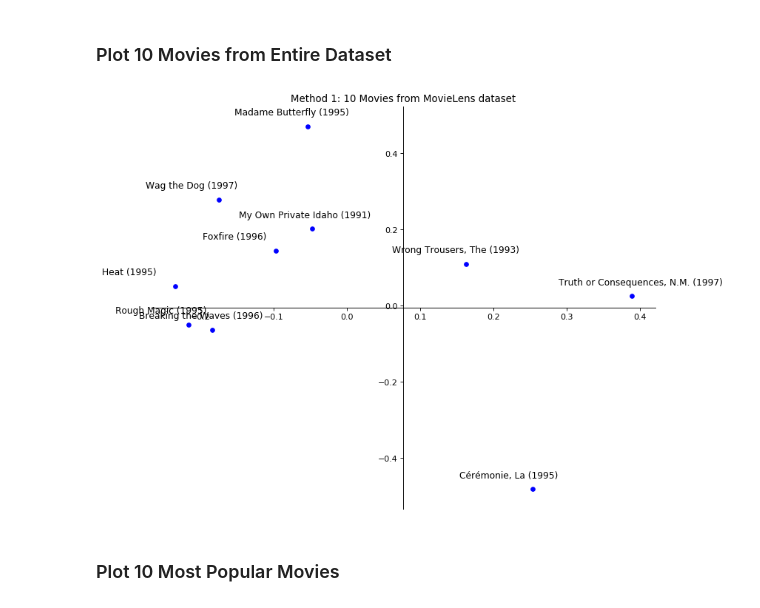
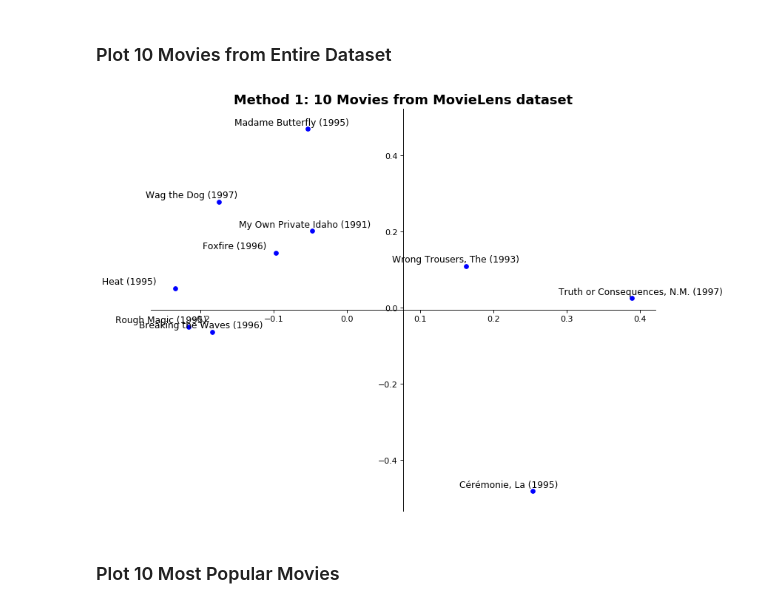
Before and after one commit to 18jeffreyma/cs155-visualization-miniproject, a Jupyter notebook: 5_matrix_factorization2.ipynb, the cells around one changed output. Cells and saved outputs as stored; diff of their text form; code cells hidden in the pictures.

```diff
--- a/5_matrix_factorization2.ipynb
+++ b/5_matrix_factorization2.ipynb
@@ -186,35 +187,35 @@ for i in range(1,len(id_to_movie_title)):
 # %%
 np.random.seed(42)
 movies = np.random.choice(list(movie_to_genre.keys()), 10, replace=False)
 movie_ids = [movie_to_id[m] for m in movies]
 
 # ====================== TEN CHOSEN MOVIES PLOT ======================
 V_ten = np.take(np.transpose(V_tilde), movie_ids, axis=0)
 
 fig = plt.figure(figsize=(11, 9), dpi=80)
 ax = fig.add_subplot(1, 1, 1)
 
 # Move left y-axis and bottim x-axis to centre, passing through (0,0)
 ax.spines['left'].set_position('center')
 ax.spines['bottom'].set_position('center')
 
 # Eliminate upper and right axes
 ax.spines['right'].set_color('none')
 ax.spines['top'].set_color('none')
 
 # Show ticks in the left and lower axes only
 ax.xaxis.set_ticks_position('bottom')
 ax.yaxis.set_ticks_position('left')
 
 for i in range(len(V_ten)):
     x = V_ten[i][0]
     y = V_ten[i][1]
     plt.scatter(x, y, marker='.', color='blue', s=100)
-    plt.text(x - 0.1, y + 0.03, movies[i], fontsize=11)
-plt.title('Method 1: 10 Movies from MovieLens dataset')
+    plt.text(x - 0.1, y + 0.01, movies[i], fontsize=11)
+plt.title('Method 1: 10 Movies from MovieLens dataset', fontsize=16, fontweight='bold')
 plt.show()
 # %% [output]
-[figure, old version]
+[figure, new version]
 # %% [markdown]
 ### Plot 10 Most Popular Movies
 # %%
```
Also changed, not shown: parts of 11 cells of this notebook, 1 other file.
